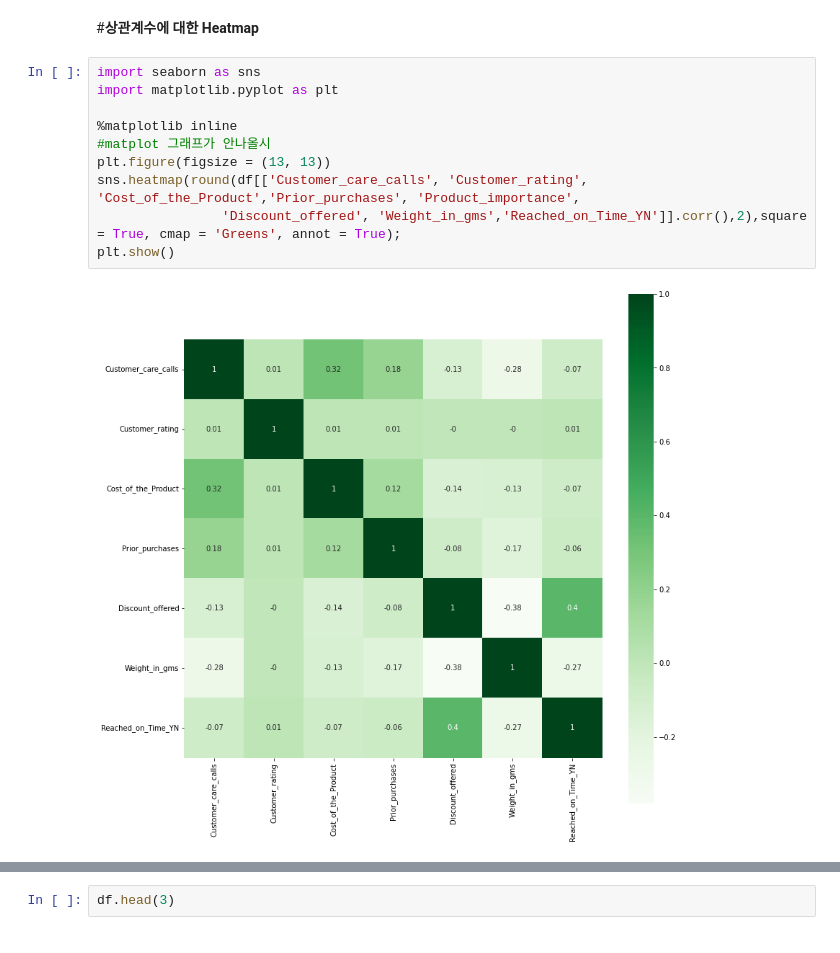
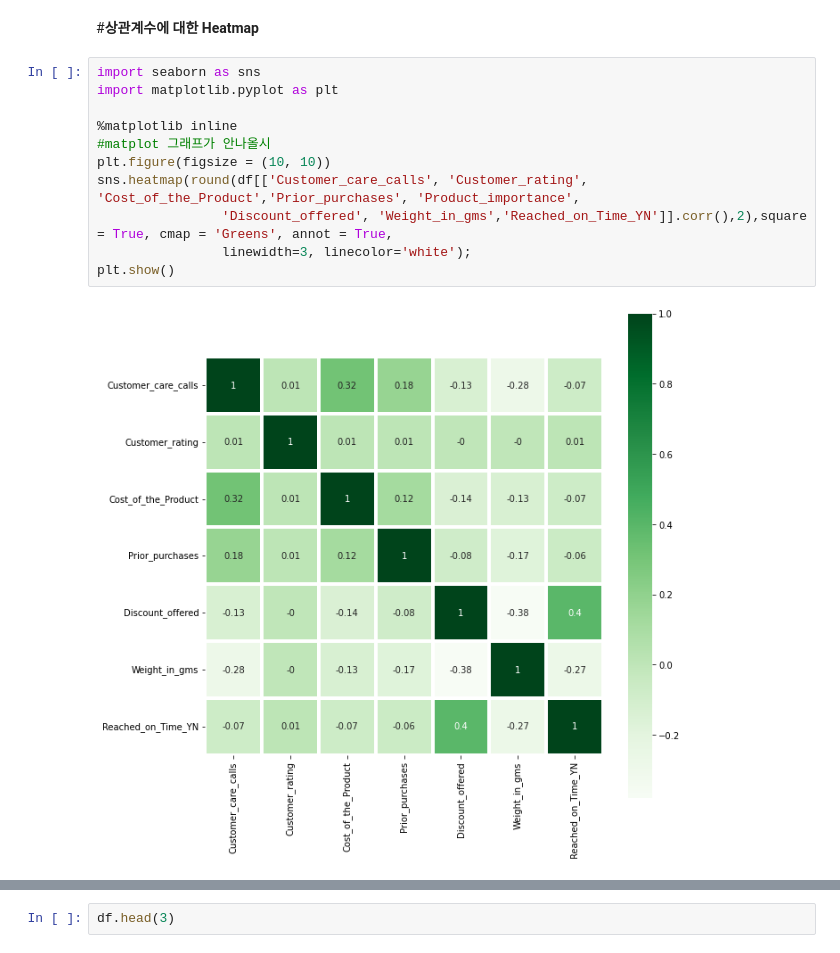
Before and after one commit to vkekd25/KBDB_Project_E_Commerce, a Jupyter notebook: E_commerce_project.ipynb, the cells around one changed output, grey strips where cells are left out. Drawn from its saved outputs; the diff is of its cells as text.

```diff
--- a/E_commerce_project.ipynb
+++ b/E_commerce_project.ipynb
@@ -133,12 +116,13 @@ df.duplicated(subset = ['ID']).sum() # 중복된 ID 없는거 확인!
 # %%
 import seaborn as sns
 import matplotlib.pyplot as plt
 
 %matplotlib inline
 #matplot 그래프가 안나올시
-plt.figure(figsize = (13, 13))
+plt.figure(figsize = (10, 10))
 sns.heatmap(round(df[['Customer_care_calls', 'Customer_rating', 'Cost_of_the_Product','Prior_purchases', 'Product_importance',
-                'Discount_offered', 'Weight_in_gms','Reached_on_Time_YN']].corr(),2),square = True, cmap = 'Greens', annot = True);
+                'Discount_offered', 'Weight_in_gms','Reached_on_Time_YN']].corr(),2),square = True, cmap = 'Greens', annot = True,
+                linewidth=3, linecolor='white');
 plt.show()
 # %% [output]
-[figure, old version]
+[figure, new version]
```
Also changed, not shown: parts of 104 cells of this notebook.
